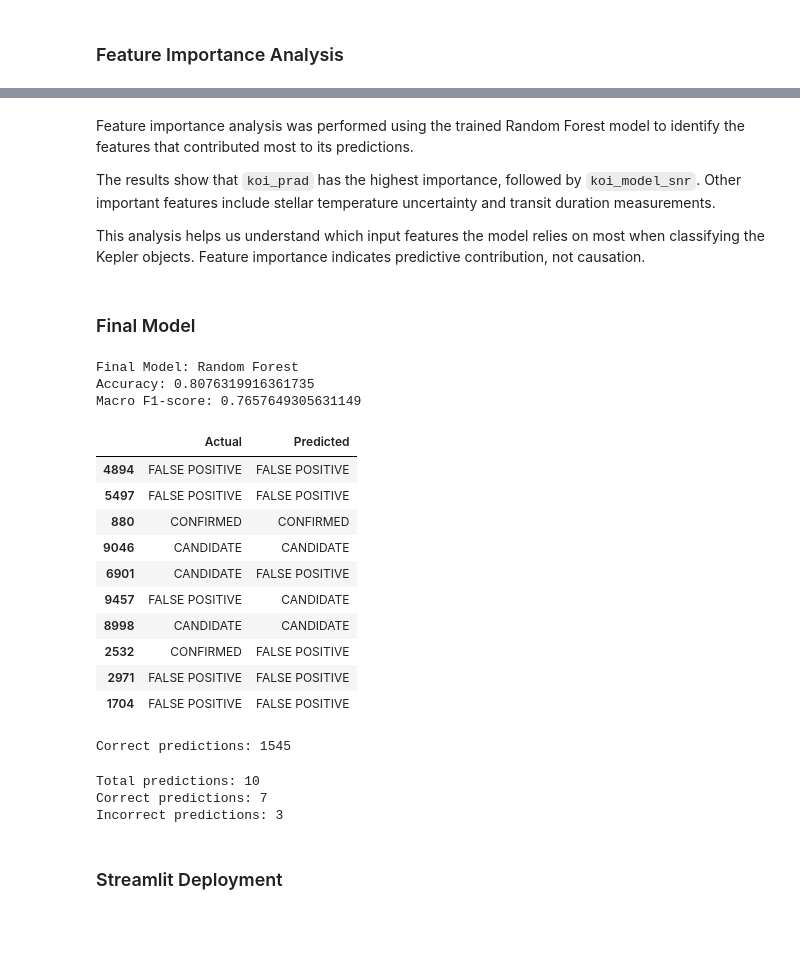
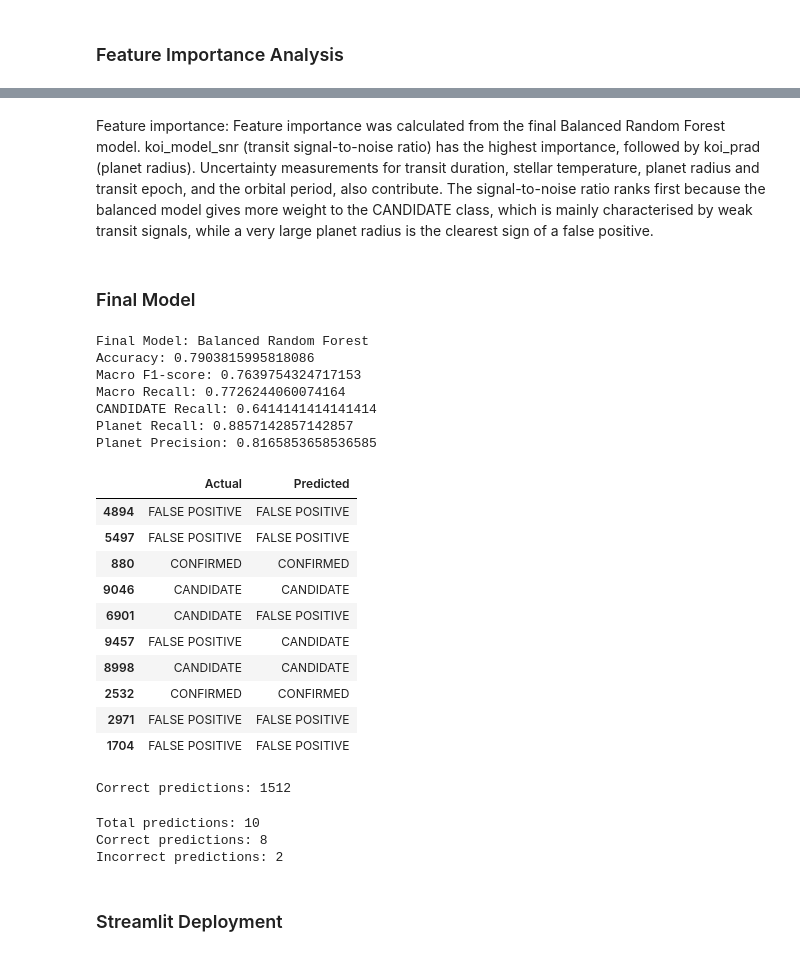
Before and after one commit to devikarapillai/Kepler-Exoplant_Classification, a Jupyter notebook: Nasa Kepler Exoplanent Detection.ipynb, the cells around one changed output, grey strips where cells are left out. Saved outputs shown, nothing was run; the diff lists cells and outputs as text; code cells hidden in the pictures; blank space fills up the shorter version.

```diff
--- a/Nasa Kepler Exoplanent Detection.ipynb
+++ b/Nasa Kepler Exoplanent Detection.ipynb
@@ -1685,38 +1670,48 @@ plt.show()
 # %% [markdown]
-Feature importance analysis was performed using the trained Random Forest model to identify the features that contributed most to its predictions.
-
-The results show that `koi_prad` has the highest importance, followed by `koi_model_snr`. Other important features include stellar temperature uncertainty and transit duration measurements.
-
-This analysis helps us understand which input features the model relies on most when classifying the Kepler objects. Feature importance indicates predictive contribution, not causation.
+Feature importance: Feature importance was calculated from the final Balanced Random Forest model. koi_model_snr (transit signal-to-noise ratio) has the highest importance, followed by koi_prad (planet radius). Uncertainty measurements for transit duration, stellar temperature, planet radius and transit epoch, and the orbital period, also contribute. The signal-to-noise ratio ranks first because the balanced model gives more weight to the CANDIDATE class, which is mainly characterised by weak transit signals, while a very large planet radius is the clearest sign of a false positive.
 # %% [markdown]
 ### Final Model
 # %%
-final_model = rf_model
+from sklearn.metrics import recall_score, precision_score
 
-print("Final Model: Random Forest")
-print("Accuracy:", rf_accuracy)
-print("Macro F1-score:", f1_score(y_test, y_pred_rf, average='macro'))
+final_model = rf_balanced_model
+
+# Planet-like = CONFIRMED or CANDIDATE
+planet_actual = y_test.isin(['CONFIRMED', 'CANDIDATE'])
+planet_predicted = pd.Series(y_pred_rf_balanced).isin(['CONFIRMED', 'CANDIDATE']).values
+
+print("Final Model: Balanced Random Forest")
+print("Accuracy:", accuracy_score(y_test, y_pred_rf_balanced))
+print("Macro F1-score:", f1_score(y_test, y_pred_rf_balanced, average='macro'))
+print("Macro Recall:", recall_score(y_test, y_pred_rf_balanced, average='macro'))
+print("CANDIDATE Recall:", recall_score(y_test, y_pred_rf_balanced, labels=['CANDIDATE'], average='macro'))
+print("Planet Recall:", recall_score(planet_actual, planet_predicted))
+print("Planet Precision:", precision_score(planet_actual, planet_predicted))
 # %% [output]
-Final Model: Random Forest
-Accuracy: 0.8076319916361735
-Macro F1-score: 0.7657649305631149
+Final Model: Balanced Random Forest
+Accuracy: 0.7903815995818086
+Macro F1-score: 0.7639754324717153
+Macro Recall: 0.7726244060074164
+CANDIDATE Recall: 0.6414141414141414
+Planet Recall: 0.8857142857142857
+Planet Precision: 0.8165853658536585
 # %%
 prediction_results = pd.DataFrame({
     'Actual': y_test,
-    'Predicted': y_pred_rf
+    'Predicted': y_pred_rf_balanced
 })
 
 prediction_results.head(10)
 # %% [output]
 |  | Actual | Predicted |
 | 4894 | FALSE POSITIVE | FALSE POSITIVE |
 | 5497 | FALSE POSITIVE | FALSE POSITIVE |
 | 880 | CONFIRMED | CONFIRMED |
 | 9046 | CANDIDATE | CANDIDATE |
 | 6901 | CANDIDATE | FALSE POSITIVE |
 | 9457 | FALSE POSITIVE | CANDIDATE |
 | 8998 | CANDIDATE | CANDIDATE |
-| 2532 | CONFIRMED | FALSE POSITIVE |
+| 2532 | CONFIRMED | CONFIRMED |
 | 2971 | FALSE POSITIVE | FALSE POSITIVE |
 | 1704 | FALSE POSITIVE | FALSE POSITIVE |
 # %%
@@ -1727,7 +1722,7 @@ correct_predictions = (
 
 print("Correct predictions:", correct_predictions)
 # %% [output]
-Correct predictions: 1545
+Correct predictions: 1512
 # %%
 sample_predictions = prediction_results.head(10)
 
@@ -1745,8 +1740,8 @@ print("Correct predictions:", correct_predictions)
 print("Incorrect predictions:", incorrect_predictions)
 # %% [output]
 Total predictions: 10
-Correct predictions: 7
-Incorrect predictions: 3
+Correct predictions: 8
+Incorrect predictions: 2
 # %% [markdown]
 ### Streamlit Deployment
 # %%
```
Also changed, not shown: parts of 8 cells of this notebook, 2 other files.
